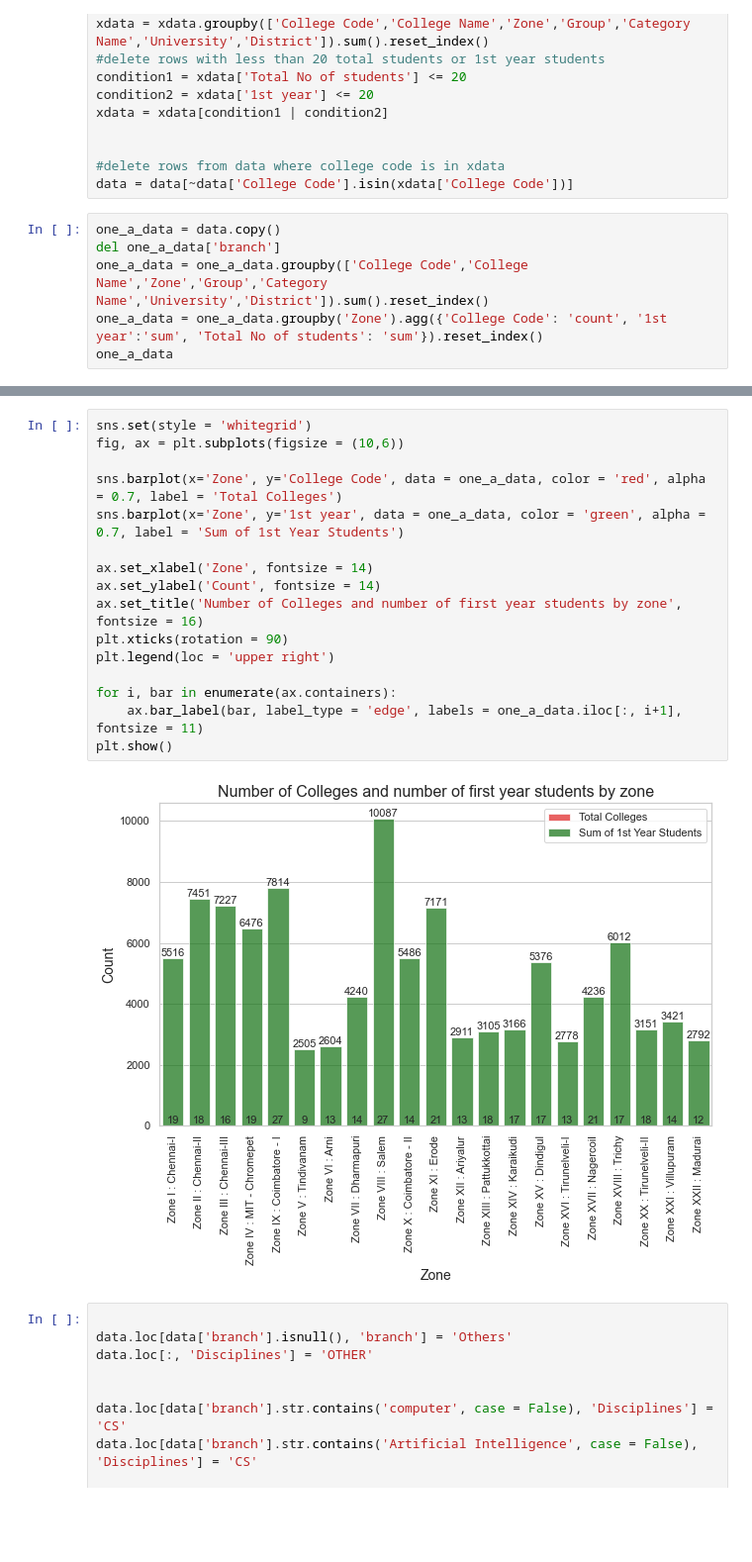
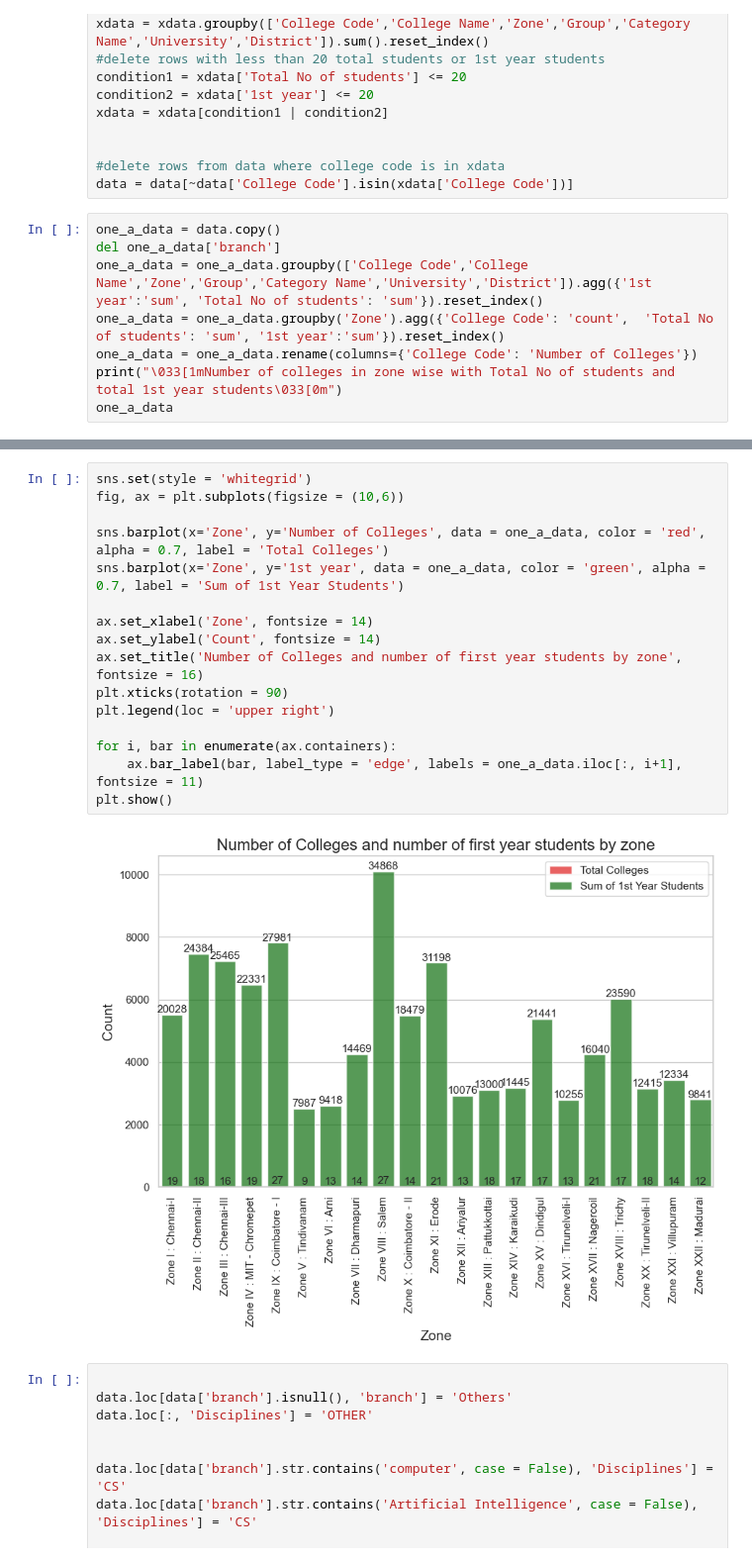
Before and after one commit to vaishnav-vijayan/clganalysis, a Jupyter notebook: clganalysis.ipynb, the cells around one changed output, grey strips where cells are left out. Shown: that part at 99% size. Drawn from its saved outputs; the diff is of its cells as text; blank space fills up the shorter version.

```diff
--- a/clganalysis.ipynb
+++ b/clganalysis.ipynb
@@ -34,7 +34,9 @@ data = data[~data['College Code'].isin(xdata['College Code'])]
 # %%
 one_a_data = data.copy()
 del one_a_data['branch']
-one_a_data = one_a_data.groupby(['College Code','College Name','Zone','Group','Category Name','University','District']).sum().reset_index()
-one_a_data = one_a_data.groupby('Zone').agg({'College Code': 'count', '1st year':'sum', 'Total No of students': 'sum'}).reset_index()
+one_a_data = one_a_data.groupby(['College Code','College Name','Zone','Group','Category Name','University','District']).agg({'1st year':'sum', 'Total No of students': 'sum'}).reset_index()
+one_a_data = one_a_data.groupby('Zone').agg({'College Code': 'count',  'Total No of students': 'sum', '1st year':'sum'}).reset_index()
+one_a_data = one_a_data.rename(columns={'College Code': 'Number of Colleges'})
+print("\033[1mNumber of colleges in zone wise with Total No of students and total 1st year students\033[0m")
 one_a_data
 # %% [output]
@@ -58,21 +61,21 @@ one_a_data
 # %%
 sns.set(style = 'whitegrid')
 fig, ax = plt.subplots(figsize = (10,6))
 
-sns.barplot(x='Zone', y='College Code', data = one_a_data, color = 'red', alpha = 0.7, label = 'Total Colleges')
+sns.barplot(x='Zone', y='Number of Colleges', data = one_a_data, color = 'red', alpha = 0.7, label = 'Total Colleges')
 sns.barplot(x='Zone', y='1st year', data = one_a_data, color = 'green', alpha = 0.7, label = 'Sum of 1st Year Students')
 
 ax.set_xlabel('Zone', fontsize = 14)
 ax.set_ylabel('Count', fontsize = 14)
 ax.set_title('Number of Colleges and number of first year students by zone', fontsize = 16)
 plt.xticks(rotation = 90)
 plt.legend(loc = 'upper right')
 
 for i, bar in enumerate(ax.containers):
     ax.bar_label(bar, label_type = 'edge', labels = one_a_data.iloc[:, i+1], fontsize = 11)
 plt.show()
 # %% [output]
-[figure, old version]
+[figure, new version]
 # %%
 
 data.loc[data['branch'].isnull(), 'branch'] = 'Others'
```
Also changed, not shown: parts of 7 cells of this notebook.
